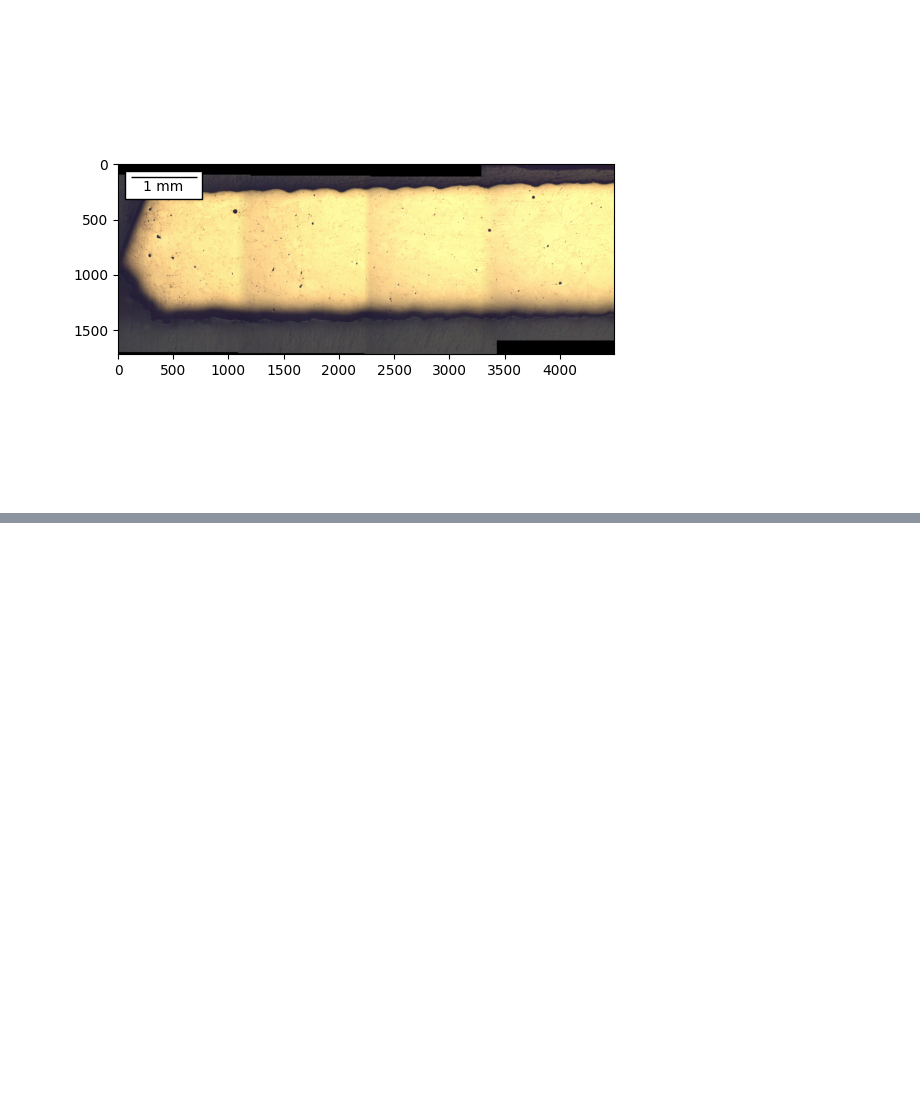
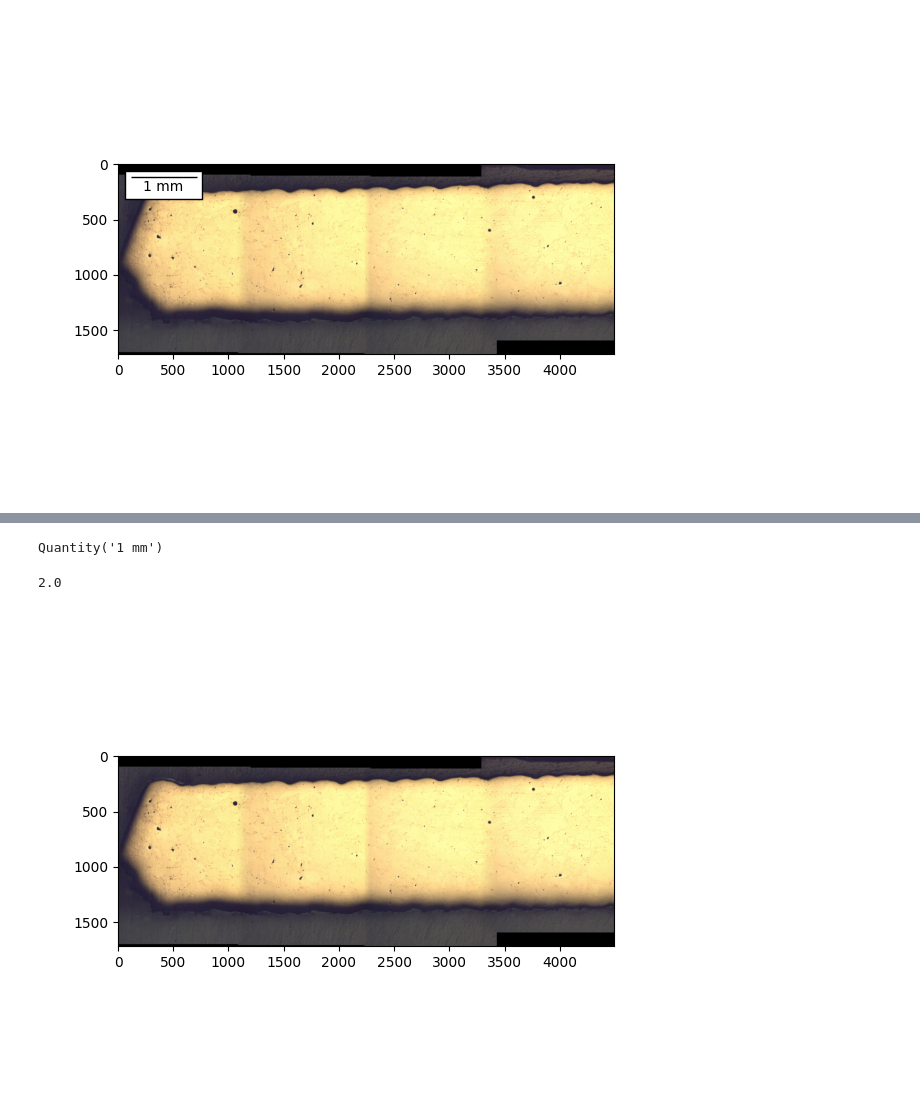
Before and after one commit to jess-garnett/MISalign, a Jupyter notebook: MISalign/calibration/prototype_scale_bar.ipynb, the cells around one changed output, grey strips where cells are left out. Cells and saved outputs as stored; diff of their text form; code cells hidden in the pictures; blank space fills up the shorter version.

```diff
--- a/MISalign/calibration/prototype_scale_bar.ipynb
+++ b/MISalign/calibration/prototype_scale_bar.ipynb
@@ -76,0 +129,4 @@ plt.show()
+# %%
+scale_value_to_show="2 mm"
+blended_image_fp=r"..\..\example\expected_result\set_a\a_mycanvas_blend.jpg"
+calibration_fp=r"..\..\example\data\set_a\a_5x.miscal"
@@ -76,0 +137,8 @@ plt.show()
+# %%
+Quantity(f"{cm.distances['length']} {cm.distances['length_unit']}")
+# %% [output]
+Quantity('1 mm')
+# %%
+Quantity("2mm")/Quantity(1,"mm").scale("m")
+# %% [output]
+2.0
@@ -76,0 +184,6 @@ plt.show()
+# %%
+plt.figure()
+plt.imshow(PILImage.open(blended_image_fp).transpose(2))
+plt.show()
+# %% [output]
+[figure, added]
```
Also changed, not shown: parts of 12 cells of this notebook.
